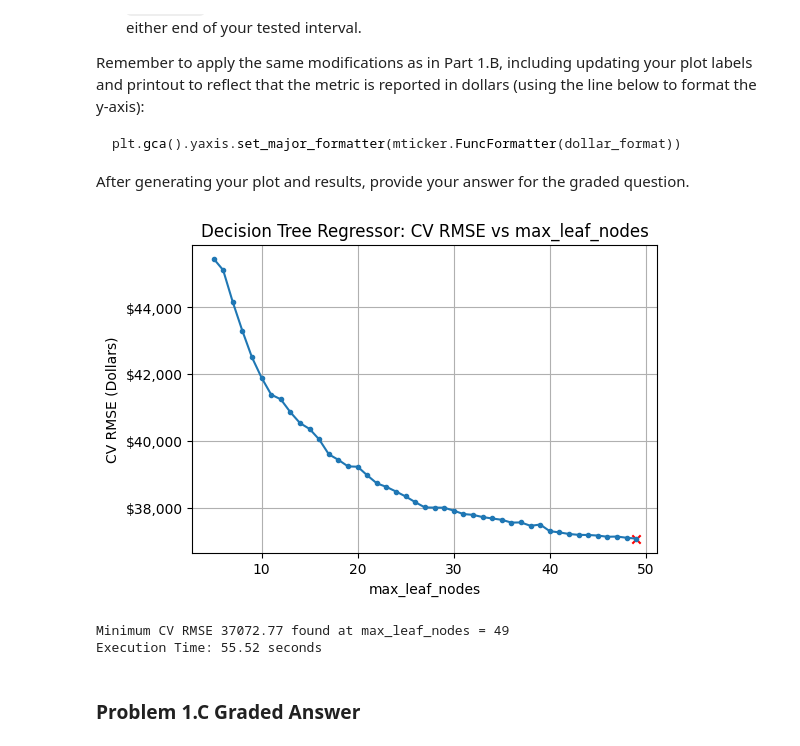
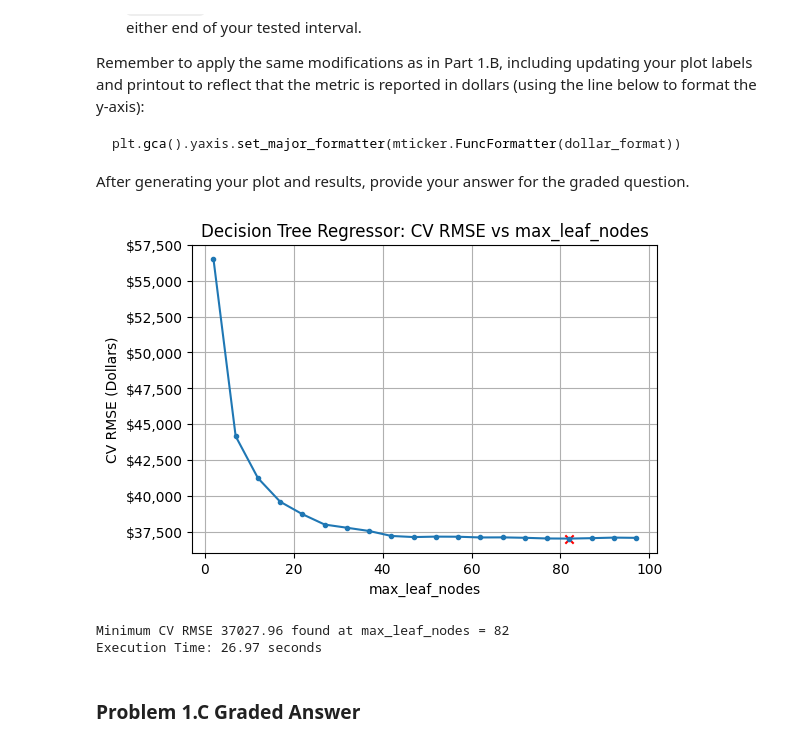
Before and after one commit to Rocking-Priya/Module-3-Assignments, a Jupyter notebook: Homework_06.ipynb, the cells around one changed output. Saved outputs shown, nothing was run; the diff lists cells and outputs as text; code cells hidden in the pictures.

```diff
--- a/Homework_06.ipynb
+++ b/Homework_06.ipynb
@@ -307,7 +307,7 @@ start = time.time()
 param = 'max_depth'
 
 # Test a range of max_depth values
-parameter_list = range(2, 12)
+parameter_list = range(5, 12)
 
 # Store RMSE results
 RMSEs = []
@@ -390,7 +390,7 @@ start = time.time()
 param = 'max_leaf_nodes'
 
 # Wide range of max_leaf_nodes values to test
-parameter_list = range(5, 50)
+parameter_list = range(2, 100, 5)
 
 # Store RMSE results
 RMSEs = []
@@ -403,36 +403,36 @@ for mln in tqdm(parameter_list):
                                        min_samples_leaf=1,  # Default
                                        max_leaf_nodes=mln,  # Parameter under test
                                        criterion='squared_error',  # Default
                                        ccp_alpha=0.0,  # Default
                                        random_state=42,  # Consistent for reproducibility
                                        visualize=False)
     RMSEs.append(rmse)
 
 # Find the minimum RMSE and its index
 min_RMSE_max_leaf_nodes = min(RMSEs)
 min_index = RMSEs.index(min_RMSE_max_leaf_nodes)
 
 # Plotting
 plt.figure(figsize=(6, 4))
 plt.title("Decision Tree Regressor: CV RMSE vs " + param)
 plt.plot(parameter_list, RMSEs, marker='.')
 plt.scatter([parameter_list[min_index]], [min_RMSE_max_leaf_nodes], marker='x', color='red')
 plt.xlabel(param)
 plt.ylabel("CV RMSE (Dollars)")
 plt.grid()
 plt.gca().yaxis.set_major_formatter(mticker.FuncFormatter(dollar_format))
 plt.show()
 
 # Output the minimum RMSE and the best max_leaf_nodes
 print(f"Minimum CV RMSE {min_RMSE_max_leaf_nodes:.2f} found at max_leaf_nodes = {parameter_list[min_index]}")
 
 # Record end time and execution time
 end = time.time()
 print(f"Execution Time: {end - start:.2f} seconds")
 # %% [output]
-[figure, old version]
+[figure, new version]
-Minimum CV RMSE 37072.77 found at max_leaf_nodes = 49
-Execution Time: 55.52 seconds
+Minimum CV RMSE 37027.96 found at max_leaf_nodes = 82
+Execution Time: 26.97 seconds
 # %% [markdown]
 ### Problem 1.C Graded Answer
 # %%
```
Also changed, not shown: parts of 15 cells of this notebook.
